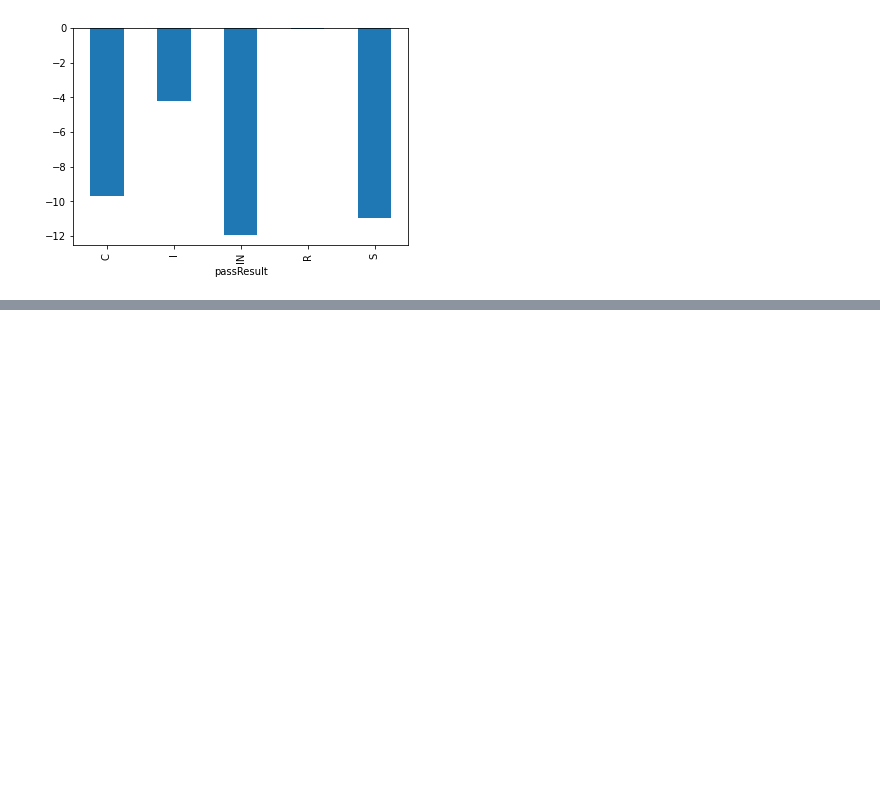
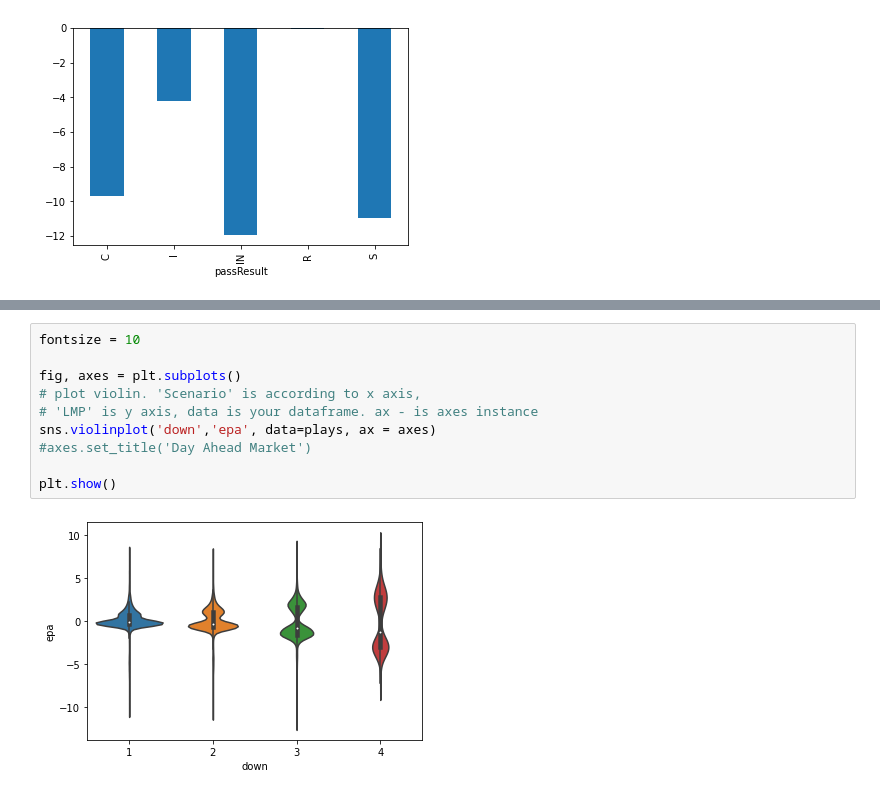
Before and after one commit to bharlander/nfl_data_bowl_kaggle, a Jupyter notebook: notebooks/EPA EDA.ipynb, the cells around one changed output, grey strips where cells are left out. Saved outputs shown, nothing was run; the diff lists cells and outputs as text; blank space fills up the shorter version.

```diff
--- a/notebooks/EPA EDA.ipynb
+++ b/notebooks/EPA EDA.ipynb
@@ -53,0 +80,12 @@ plays[plays['passResult'] == 'IN'].plot.scatter(x = 'playResult', y = 'epa')
+# %%
+fontsize = 10
+
+fig, axes = plt.subplots()
+# plot violin. 'Scenario' is according to x axis,
+# 'LMP' is y axis, data is your dataframe. ax - is axes instance
+sns.violinplot('down','epa', data=plays, ax = axes)
+#axes.set_title('Day Ahead Market')
+
+plt.show()
+# %% [output]
+[figure, added]
```
Also changed, not shown: parts of 4 cells of this notebook.
